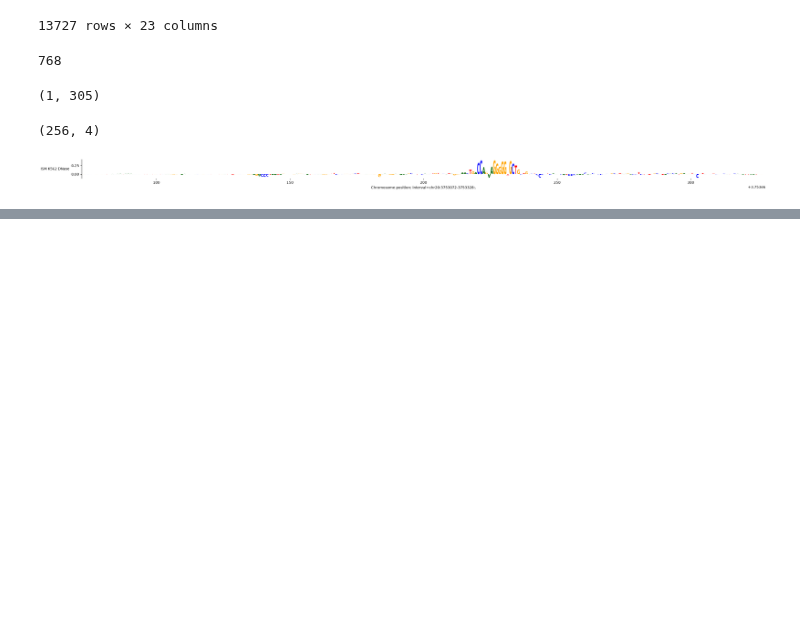
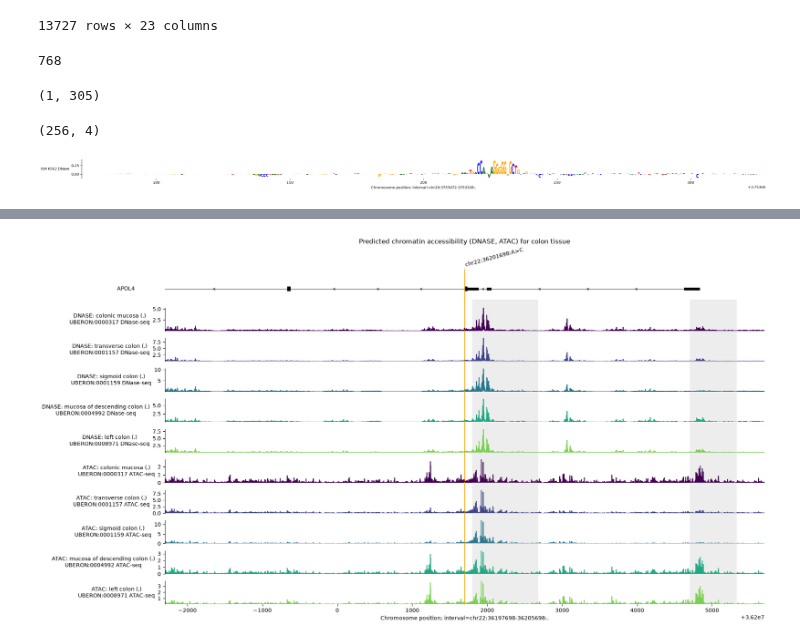
Before and after one commit to eirikhoye/action_var, a Jupyter notebook: workflow/notebooks/alphagenome_tutorial.ipynb, the cells around one changed output, grey strips where cells are left out. Drawn from its saved outputs; the diff is of its cells as text; code cells hidden in the pictures; blank space fills up the shorter version.

```diff
--- a/workflow/notebooks/alphagenome_tutorial.ipynb
+++ b/workflow/notebooks/alphagenome_tutorial.ipynb
@@ -423,0 +636,44 @@ plt.show()
+# %%
+# Make predictions.
+output = dna_model.predict_interval(
+    interval,
+    requested_outputs={
+        dna_client.OutputType.DNASE,
+        dna_client.OutputType.ATAC,
+    },
+    ontology_terms=ontology_terms,
+)
+# %%
+# Two putative promoter intervals from Ensembl.
+promoter_intervals = [
+    genome.Interval(
+        'chr22', 36_201_799, 36_202_681, name='Ensembl_promoter:ENSR00001367790'
+    ),
+    genome.Interval(
+        'chr22', 36_204_705, 36_205_330, name='Ensembl_promoter:ENSR00001367792'
+    ),
+]
+# %%
+# Build plot.
+plot = plot_components.plot(
+    [
+        plot_components.TranscriptAnnotation(longest_transcripts),
+        plot_components.Tracks(
+            tdata=output.dnase,
+            ylabel_template='DNASE: {biosample_name} ({strand})\n{name}',
+        ),
+        plot_components.Tracks(
+            tdata=output.atac,
+            ylabel_template='ATAC: {biosample_name} ({strand})\n{name}',
+        ),
+    ],
+    # Plot an 8kb window around the variant.
+    interval=variant.reference_interval.resize(8000),
+    annotations=[
+        plot_components.VariantAnnotation([variant]),
+        plot_components.IntervalAnnotation(promoter_intervals),
+    ],
+    title='Predicted chromatin accessibility (DNASE, ATAC) for colon tissue',
+)
+# %% [output]
+[figure, added]
```
Also changed, not shown: parts of 49 cells of this notebook, 5 other files.
